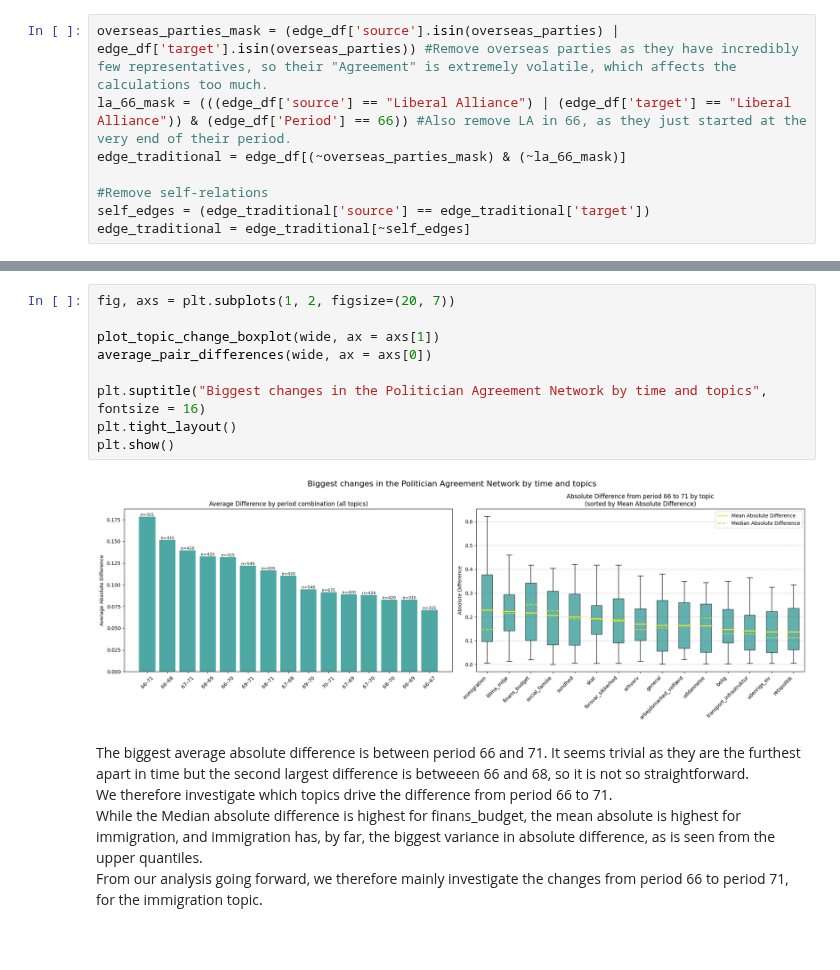
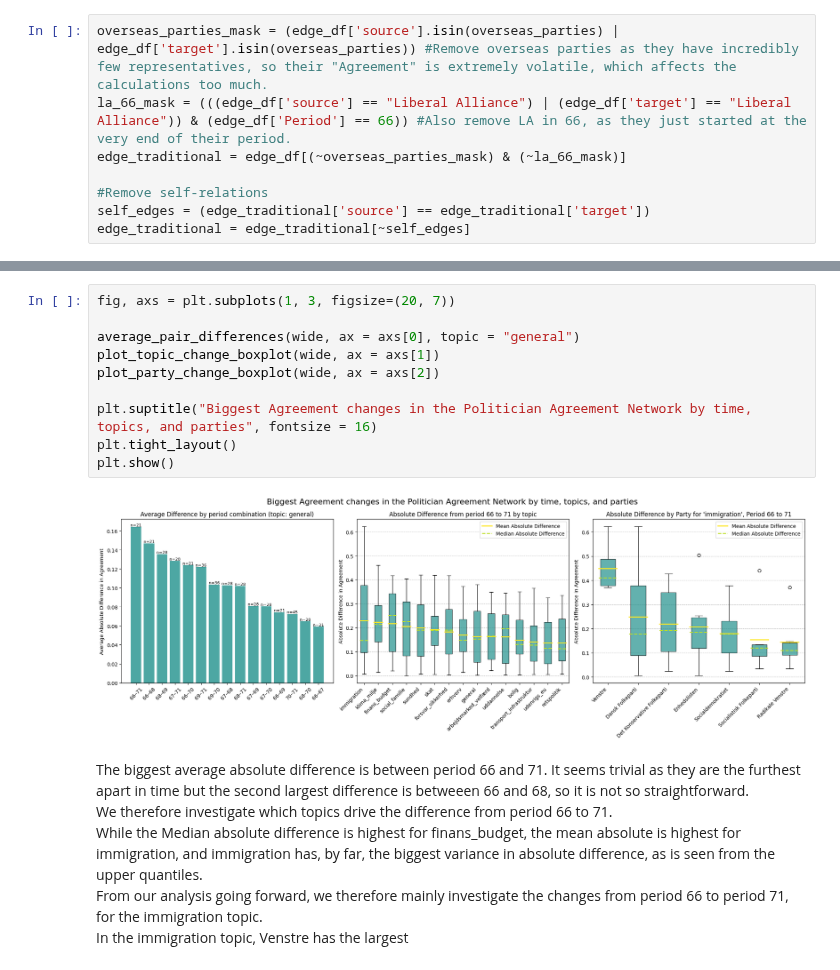
Before and after one commit to Somon8/social_graphs_25, a Jupyter notebook: final-project/p5a_find_the_gold.ipynb, the cells around one changed output, grey strips where cells are left out. Saved outputs shown, nothing was run; the diff lists cells and outputs as text; blank space fills up the shorter version.

```diff
--- a/final-project/p5a_find_the_gold.ipynb
+++ b/final-project/p5a_find_the_gold.ipynb
@@ -197,16 +291,18 @@ def plot_topic_change_boxplot(
 # %%
-fig, axs = plt.subplots(1, 2, figsize=(20, 7))
+fig, axs = plt.subplots(1, 3, figsize=(20, 7))
 
+average_pair_differences(wide, ax = axs[0], topic = "general")
 plot_topic_change_boxplot(wide, ax = axs[1])
-average_pair_differences(wide, ax = axs[0])
+plot_party_change_boxplot(wide, ax = axs[2])
 
-plt.suptitle("Biggest changes in the Politician Agreement Network by time and topics", fontsize = 16)
+plt.suptitle("Biggest Agreement changes in the Politician Agreement Network by time, topics, and parties", fontsize = 16)
 plt.tight_layout()
 plt.show()
 # %% [output]
-[figure, old version]
+[figure, new version]
 # %% [markdown]
 The biggest average absolute difference is between period 66 and 71. It seems trivial as they are the furthest apart in time but the second largest difference is betweeen 66 and 68, so it is not so straightforward.
 We therefore investigate which topics drive the difference from period 66 to 71.
 While the Median absolute difference is highest for finans_budget, the mean absolute is highest for immigration, and immigration has, by far, the biggest variance in absolute difference, as is seen from the upper quantiles.
 From our analysis going forward, we therefore mainly investigate the changes from period 66 to period 71, for the immigration topic.
+In the immigration topic, Venstre has the largest
```
Also changed, not shown: parts of 1 cell of this notebook, 1 other file.
